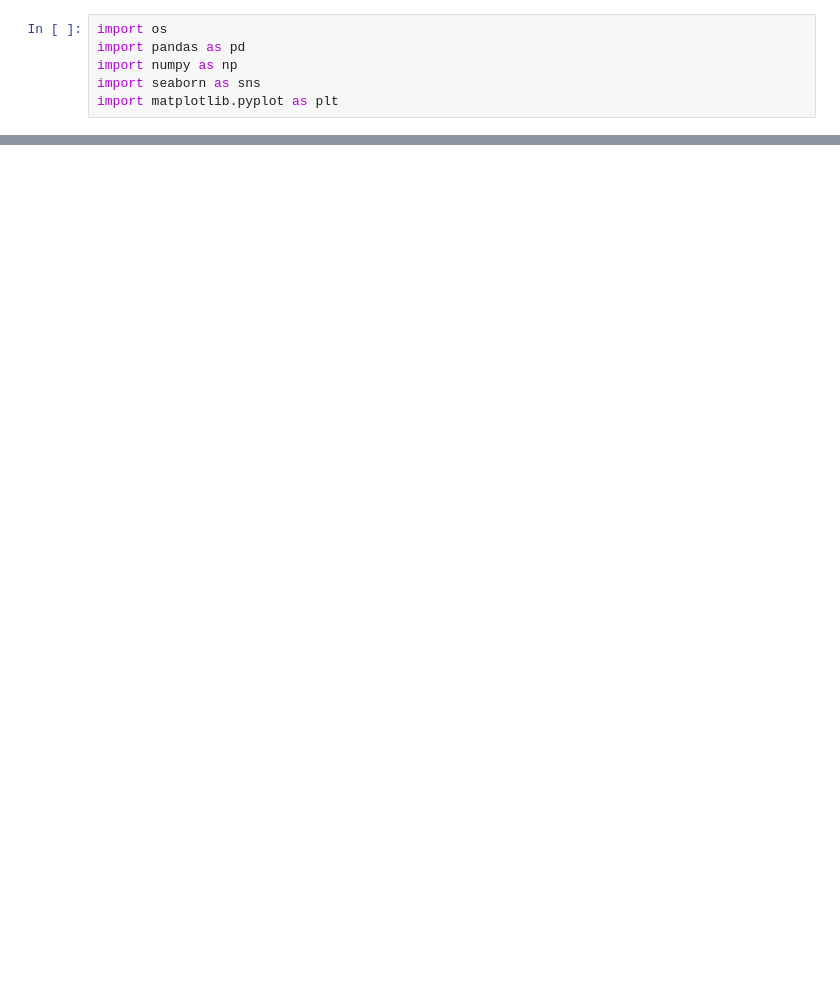
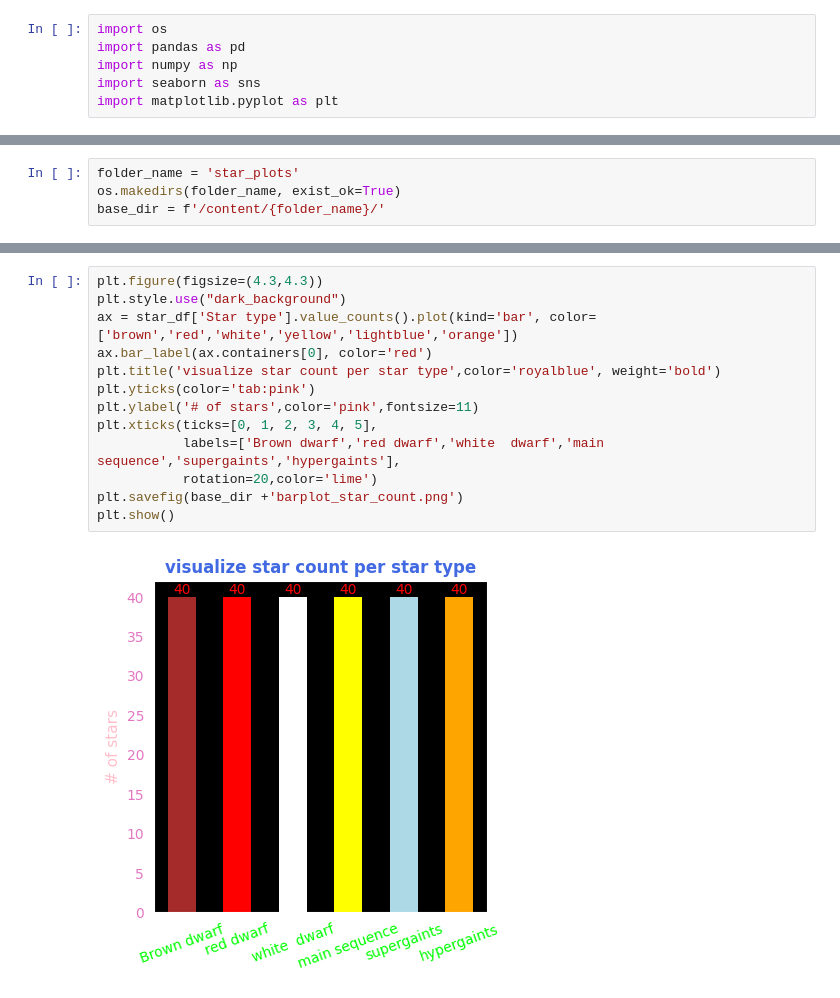
Before and after one commit to ankitkumar7033/AstronomicalDataAanalysisSparfitial, a Jupyter notebook: Untitled0.ipynb, the cells around one changed output, grey strips where cells are left out. Saved outputs shown, nothing was run; the diff lists cells and outputs as text; blank space fills up the shorter version.

```diff
--- a/Untitled0.ipynb
+++ b/Untitled0.ipynb
@@ -37,0 +24,4 @@ plt.show()
+# %%
+folder_name = 'star_plots'
+os.makedirs(folder_name, exist_ok=True)
+base_dir = f'/content/{folder_name}/'
@@ -37,0 +33,15 @@ plt.show()
+# %%
+plt.figure(figsize=(4.3,4.3))
+plt.style.use("dark_background")
+ax = star_df['Star type'].value_counts().plot(kind='bar', color=['brown','red','white','yellow','lightblue','orange'])
+ax.bar_label(ax.containers[0], color='red')
+plt.title('visualize star count per star type',color='royalblue', weight='bold')
+plt.yticks(color='tab:pink')
+plt.ylabel('# of stars',color='pink',fontsize=11)
+plt.xticks(ticks=[0, 1, 2, 3, 4, 5],
+           labels=['Brown dwarf','red dwarf','white  dwarf','main sequence','supergaints','hypergaints'],
+           rotation=20,color='lime')
+plt.savefig(base_dir +'barplot_star_count.png')
+plt.show()
+# %% [output]
+[figure, added]
```
Also changed, not shown: parts of 14 cells of this notebook.
